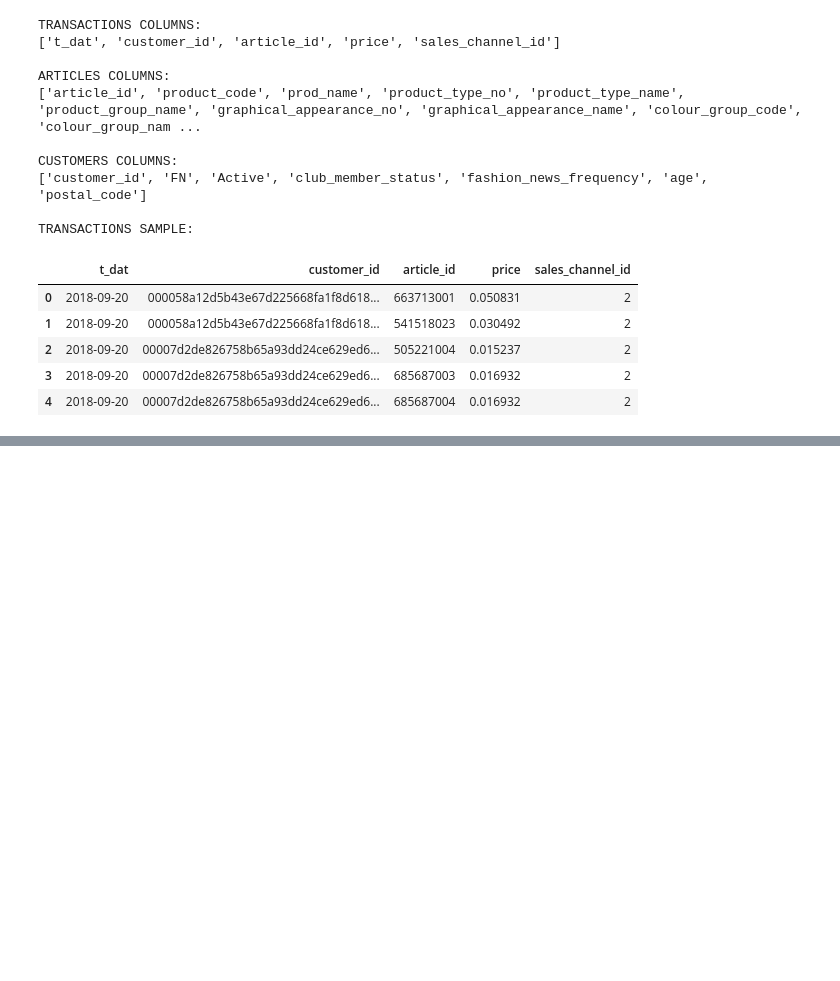
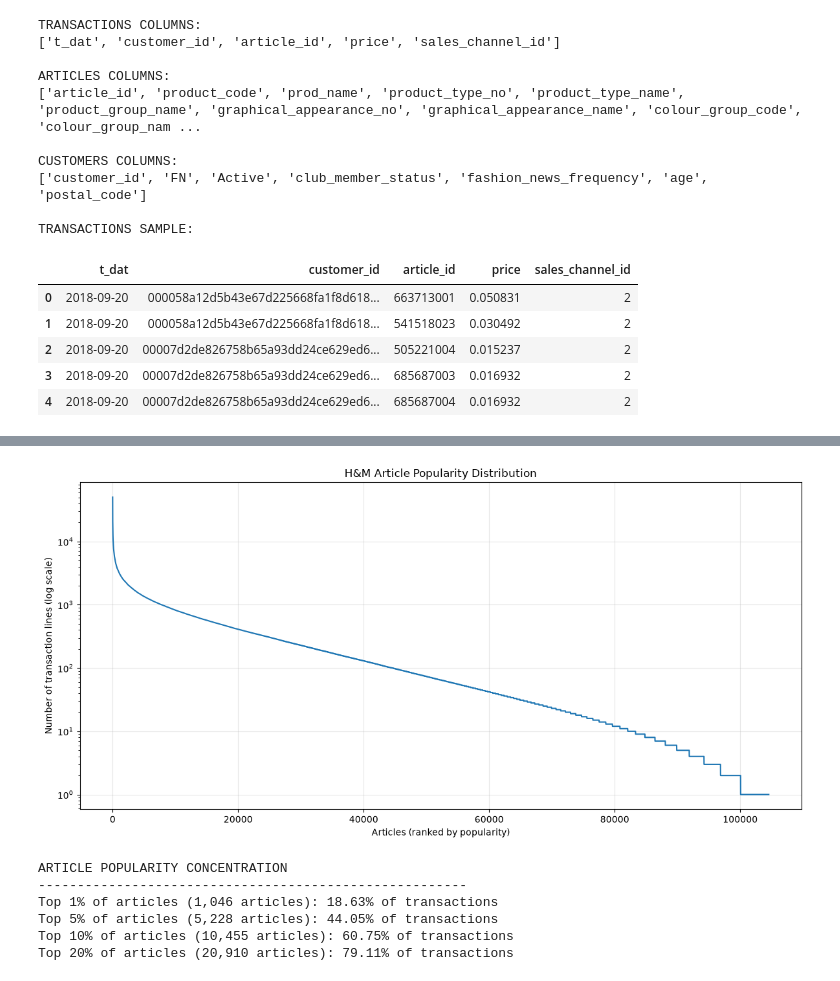
Before and after one commit to SandaruNipuna1/hm-recommendation-engine, a Jupyter notebook: notebooks/01_exploratory_data_analysis.ipynb, the cells around one changed output, grey strips where cells are left out. Cells and saved outputs as stored; diff of their text form; code cells hidden in the pictures; blank space fills up the shorter version.

```diff
--- a/notebooks/01_exploratory_data_analysis.ipynb
+++ b/notebooks/01_exploratory_data_analysis.ipynb
@@ -86,0 +792,63 @@ CUSTOMER DATA SAMPLE:
+# %%
+import matplotlib.pyplot as plt
+import numpy as np
+
+sorted_popularity = article_activity.sort_values(
+    ascending=False
+).reset_index(drop=True)
+
+plt.figure(figsize=(12, 6))
+
+plt.plot(
+    np.arange(1, len(sorted_popularity) + 1),
+    sorted_popularity.values
+)
+
+plt.yscale("log")
+
+plt.title("H&M Article Popularity Distribution")
+plt.xlabel("Articles (ranked by popularity)")
+plt.ylabel("Number of transaction lines (log scale)")
+
+plt.grid(alpha=0.3)
+plt.tight_layout()
+plt.show()
+# %% [output]
+[figure, added]
+# %%
+# Calculate popularity concentration
+
+total_transactions = article_activity.sum()
+total_articles = len(article_activity)
+
+percentages = [1, 5, 10, 20]
+
+print("ARTICLE POPULARITY CONCENTRATION")
+print("-" * 55)
+
+for percentage in percentages:
+
+    number_of_articles = int(
+        np.ceil(total_articles * percentage / 100)
+    )
+
+    top_transactions = (
+        sorted_popularity.iloc[:number_of_articles].sum()
+    )
+
+    transaction_share = (
+        top_transactions / total_transactions * 100
+    )
+
+    print(
+        f"Top {percentage}% of articles "
+        f"({number_of_articles:,} articles): "
+        f"{transaction_share:.2f}% of transactions"
+    )
+# %% [output]
+ARTICLE POPULARITY CONCENTRATION
+-------------------------------------------------------
+Top 1% of articles (1,046 articles): 18.63% of transactions
+Top 5% of articles (5,228 articles): 44.05% of transactions
+Top 10% of articles (10,455 articles): 60.75% of transactions
+Top 20% of articles (20,910 articles): 79.11% of transactions
```
Also changed, not shown: parts of 23 cells of this notebook.
